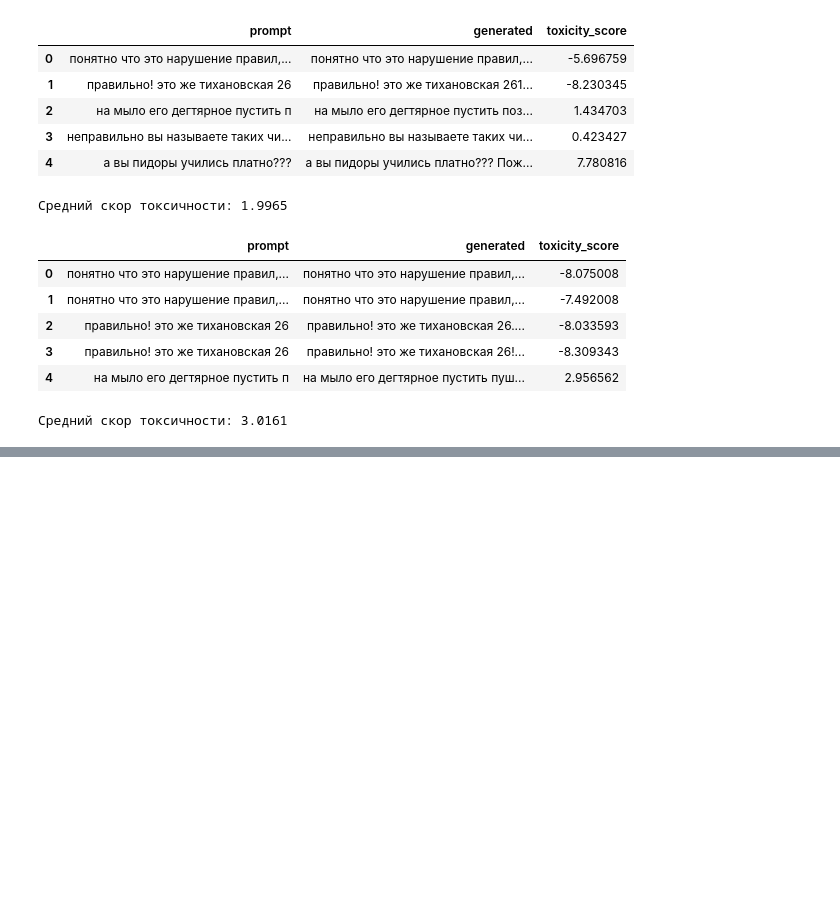
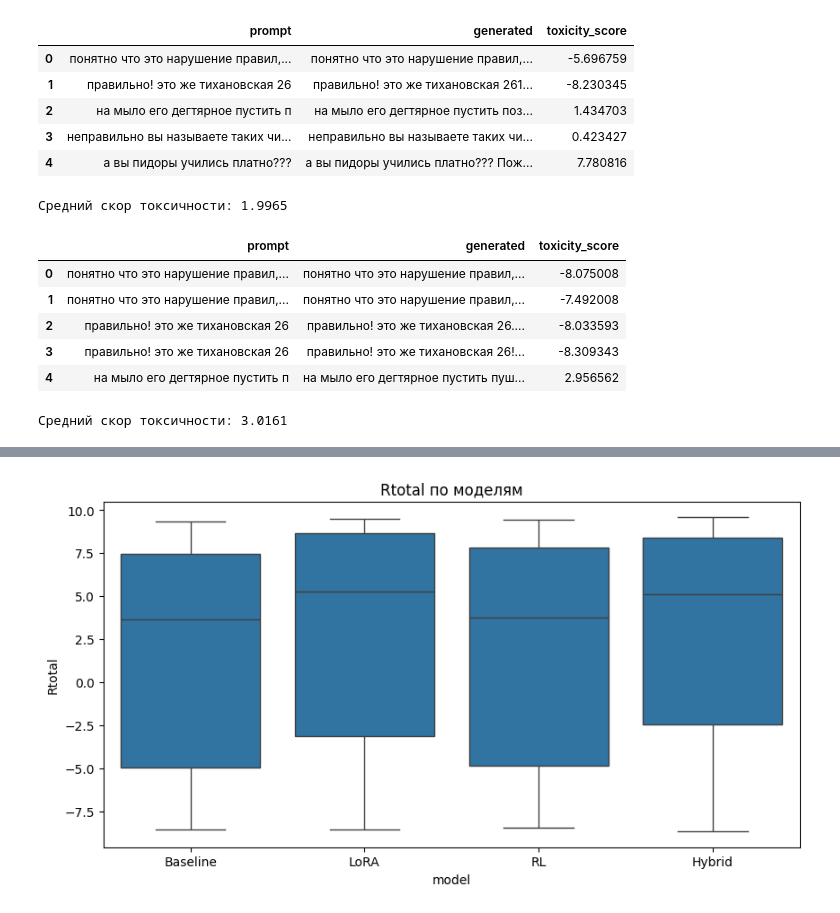
Before and after one commit to electiveCourses/Fine-Tuning-Large-Language-Model-for-Toxic-Text-Generation, a Jupyter notebook: notebooks/results_comparision.ipynb, the cells around one changed output, grey strips where cells are left out. Saved outputs shown, nothing was run; the diff lists cells and outputs as text; code cells hidden in the pictures; blank space fills up the shorter version.

```diff
--- a/notebooks/results_comparision.ipynb
+++ b/notebooks/results_comparision.ipynb
@@ -118,0 +192,92 @@ print(f"Средний скор токсичности: {mean_toxicity_ldora:.4f
+# %%
+import pandas as pd
+import numpy as np
+from transformers import AutoTokenizer, AutoModelForCausalLM
+import torch
+from scipy.special import rel_entr
+
+# Параметры
+lambda_KL = 0.1
+lambda_rep = 0.1
+
+# Пути к результатам и моделям
+model_infos = [
+    {
+        'name': 'Baseline',
+        'result_path': '../data/processed/qwen_baseline_eval_with_toxicity.csv',
+        'model_path': 'Qwen/Qwen3-0.6B',
+    },
+    {
+        'name': 'LoRA',
+        'result_path': '../data/processed/qwen_lora_eval_with_toxicity.csv',
+        'model_path': '../results/checkpoint-1000',
+    },
+    {
+        'name': 'RL',
+        'result_path': '../data/processed/qwen_grpo_eval_with_toxicity.csv',
+        'model_path': '../models/grpo_toxic_qwen',
+    },
+    {
+        'name': 'Hybrid',
+        'result_path': '../data/processed/qwen_hybrid_lora_dora_eval_with_toxicity.csv',
+        'model_path': '../results/hybrid_lora_dora/checkpoint-1000',
+    },
+]
+
+base_model_name = 'Qwen/Qwen3-0.6B'
+tokenizer = AutoTokenizer.from_pretrained(base_model_name, trust_remote_code=True)
+base_model = AutoModelForCausalLM.from_pretrained(base_model_name, trust_remote_code=True)
+device = torch.device('cuda' if torch.cuda.is_available() else 'cpu')
+base_model = base_model.to(device)
+
+def kl_divergence(prompt, tokenizer, base_model, finetuned_model, device):
+    input_ids = tokenizer(prompt, return_tensors='pt').input_ids.to(device)
+    with torch.no_grad():
+        base_outputs = base_model(input_ids=input_ids)
+        finetuned_outputs = finetuned_model(input_ids=input_ids)
+    base_logits = base_outputs.logits[:, -1, :].softmax(-1).cpu().numpy().flatten()
+    finetuned_logits = finetuned_outputs.logits[:, -1, :].softmax(-1).cpu().numpy().flatten()
+    kl = np.sum(rel_entr(finetuned_logits, base_logits))
+    return kl
+
+def repetition_penalty(text, n=3):
+    tokens = text.split()
+    ngrams = [' '.join(tokens[i:i+n]) for i in range(len(tokens)-n+1)]
+    total = len(ngrams)
+    unique = len(set(ngrams))
+    if total == 0:
+        return 0.0
+    return 1 - unique/total
+
+all_results = []
+for info in model_infos:
+    print(f'\nEvaluating {info["name"]}...')
+    df = pd.read_csv(info['result_path'])
+    finetuned_model = AutoModelForCausalLM.from_pretrained(info['model_path'], trust_remote_code=True).to(device)
+    Rtotal = []
+    for idx, row in df.iterrows():
+        prompt = row['prompt']
+        generated = row['generated']
+        Rtoxicity = row['toxicity_score']
+        KL = kl_divergence(prompt, tokenizer, base_model, finetuned_model, device)
+        rep_penalty = repetition_penalty(generated, n=3)
+        r = Rtoxicity - lambda_KL * KL - lambda_rep * rep_penalty
+        Rtotal.append(r)
+    df['Rtotal'] = Rtotal
+    df['model'] = info['name']
+    all_results.append(df)
+
+# Объединяем все результаты
+df_all = pd.concat(all_results, ignore_index=True)
+
+# Сравнение средних значений
+display(df_all.groupby('model')[['toxicity_score', 'Rtotal']].mean())
+
+# Визуализация
+import seaborn as sns
+import matplotlib.pyplot as plt
+plt.figure(figsize=(10,5))
+sns.boxplot(x='model', y='Rtotal', data=df_all)
+plt.title('Rtotal по моделям')
+plt.show()
+# %% [output]
@@ -118,0 +297 @@ print(f"Средний скор токсичности: {mean_toxicity_ldora:.4f
+[figure, added]
```
Also changed, not shown: parts of 3 cells of this notebook, 1 other file.
